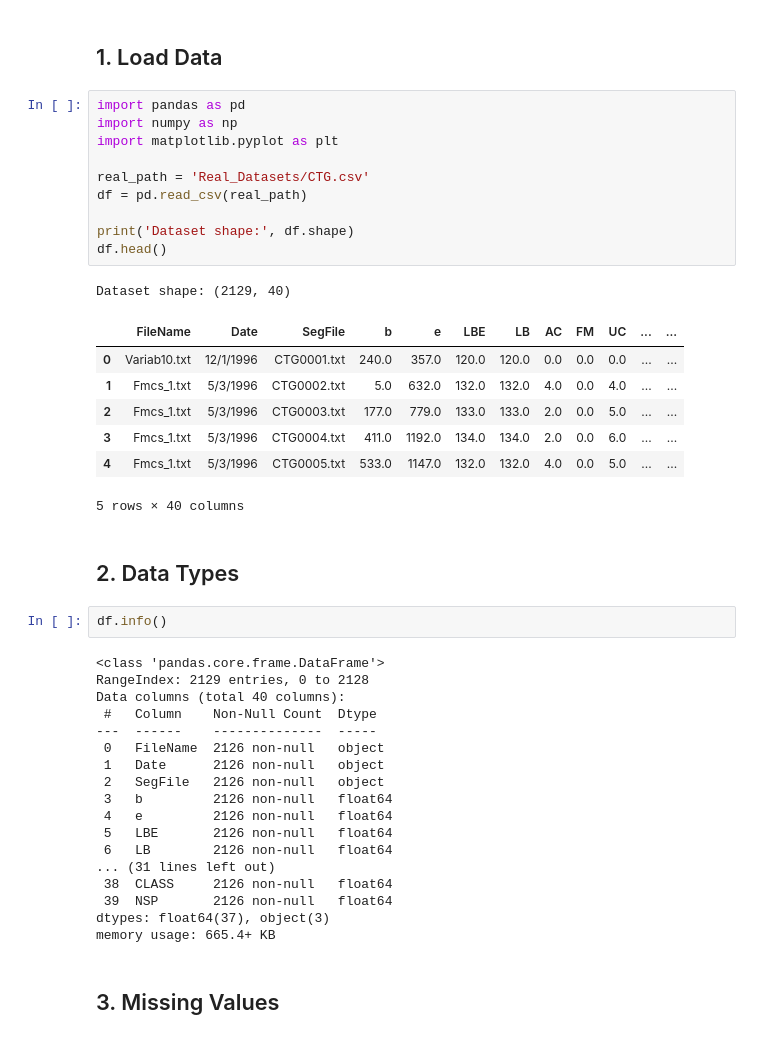
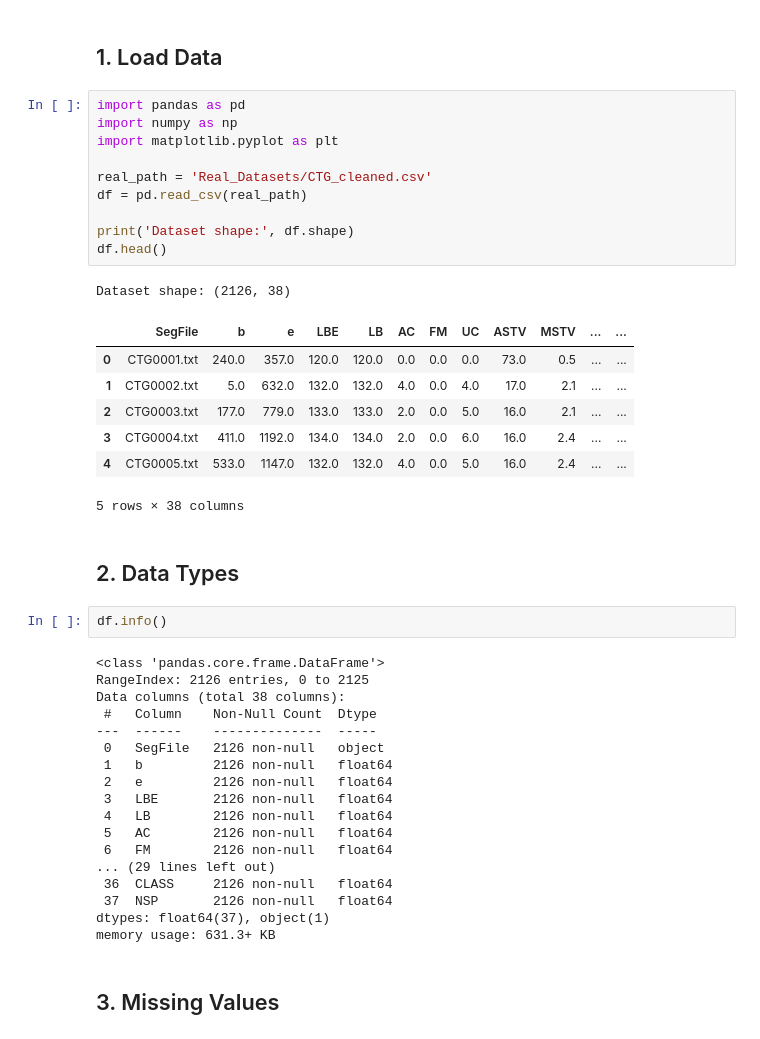
Before and after one commit to Sebi74321/Thesis, a Jupyter notebook: CTAB-GAN-Plus-main/eda_CTG.ipynb, the cells around one changed output. Cells and saved outputs as stored; diff of their text form.

```diff
--- a/CTAB-GAN-Plus-main/eda_CTG.ipynb
+++ b/CTAB-GAN-Plus-main/eda_CTG.ipynb
@@ -9,44 +9,44 @@ Focus:
 # %%
 import pandas as pd
 import numpy as np
 import matplotlib.pyplot as plt
 
-real_path = 'Real_Datasets/CTG.csv'
+real_path = 'Real_Datasets/CTG_cleaned.csv'
 df = pd.read_csv(real_path)
 
 print('Dataset shape:', df.shape)
 df.head()
 # %% [output]
-Dataset shape: (2129, 40)
+Dataset shape: (2126, 38)
-|  | FileName | Date | SegFile | b | e | LBE | LB | AC | FM | UC | ... | ... |
-| 0 | Variab10.txt | 12/1/1996 | CTG0001.txt | 240.0 | 357.0 | 120.0 | 120.0 | 0.0 | 0.0 | 0.0 | ... | ... |
-| 1 | Fmcs_1.txt | 5/3/1996 | CTG0002.txt | 5.0 | 632.0 | 132.0 | 132.0 | 4.0 | 0.0 | 4.0 | ... | ... |
-| 2 | Fmcs_1.txt | 5/3/1996 | CTG0003.txt | 177.0 | 779.0 | 133.0 | 133.0 | 2.0 | 0.0 | 5.0 | ... | ... |
-| 3 | Fmcs_1.txt | 5/3/1996 | CTG0004.txt | 411.0 | 1192.0 | 134.0 | 134.0 | 2.0 | 0.0 | 6.0 | ... | ... |
-| 4 | Fmcs_1.txt | 5/3/1996 | CTG0005.txt | 533.0 | 1147.0 | 132.0 | 132.0 | 4.0 | 0.0 | 5.0 | ... | ... |
+|  | SegFile | b | e | LBE | LB | AC | FM | UC | ASTV | MSTV | ... | ... |
+| 0 | CTG0001.txt | 240.0 | 357.0 | 120.0 | 120.0 | 0.0 | 0.0 | 0.0 | 73.0 | 0.5 | ... | ... |
+| 1 | CTG0002.txt | 5.0 | 632.0 | 132.0 | 132.0 | 4.0 | 0.0 | 4.0 | 17.0 | 2.1 | ... | ... |
+| 2 | CTG0003.txt | 177.0 | 779.0 | 133.0 | 133.0 | 2.0 | 0.0 | 5.0 | 16.0 | 2.1 | ... | ... |
+| 3 | CTG0004.txt | 411.0 | 1192.0 | 134.0 | 134.0 | 2.0 | 0.0 | 6.0 | 16.0 | 2.4 | ... | ... |
+| 4 | CTG0005.txt | 533.0 | 1147.0 | 132.0 | 132.0 | 4.0 | 0.0 | 5.0 | 16.0 | 2.4 | ... | ... |
-5 rows × 40 columns
+5 rows × 38 columns
 # %% [markdown]
 ## 2. Data Types
 # %%
 df.info()
 # %% [output]
 <class 'pandas.core.frame.DataFrame'>
-RangeIndex: 2129 entries, 0 to 2128
-Data columns (total 40 columns):
+RangeIndex: 2126 entries, 0 to 2125
+Data columns (total 38 columns):
  #   Column    Non-Null Count  Dtype
 ---  ------    --------------  -----
- 0   FileName  2126 non-null   object
- 1   Date      2126 non-null   object
- 2   SegFile   2126 non-null   object
- 3   b         2126 non-null   float64
- 4   e         2126 non-null   float64
- 5   LBE       2126 non-null   float64
- 6   LB        2126 non-null   float64
-... (31 lines left out)
- 38  CLASS     2126 non-null   float64
- 39  NSP       2126 non-null   float64
-dtypes: float64(37), object(3)
-memory usage: 665.4+ KB
+ 0   SegFile   2126 non-null   object
+ 1   b         2126 non-null   float64
+ 2   e         2126 non-null   float64
+ 3   LBE       2126 non-null   float64
+ 4   LB        2126 non-null   float64
+ 5   AC        2126 non-null   float64
+ 6   FM        2126 non-null   float64
+... (29 lines left out)
+ 36  CLASS     2126 non-null   float64
+ 37  NSP       2126 non-null   float64
+dtypes: float64(37), object(1)
+memory usage: 631.3+ KB
 # %% [markdown]
 ## 3. Missing Values
 # %%
```
Also changed, not shown: parts of 6 cells of this notebook, 3 other files.
